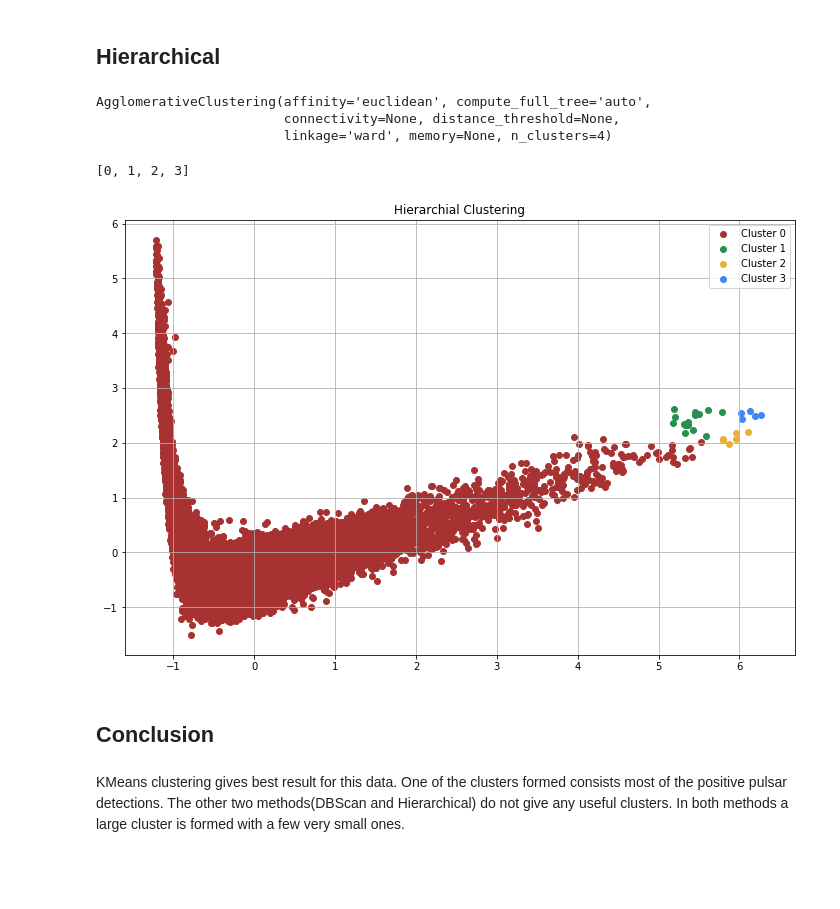
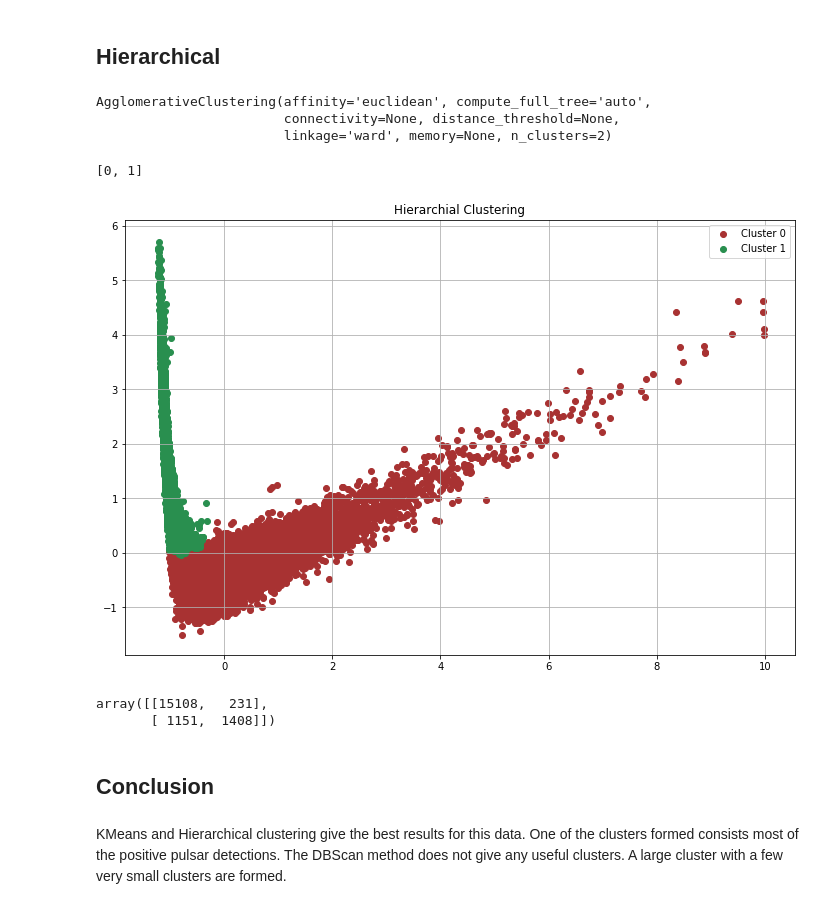
Before and after one commit to codepractice97/SemSix, a Jupyter notebook: DM/Python/q6/q6.ipynb, the cells around one changed output. Drawn from its saved outputs; the diff is of its cells as text; code cells hidden in the pictures; blank space fills up the shorter version.

```diff
--- a/DM/Python/q6/q6.ipynb
+++ b/DM/Python/q6/q6.ipynb
@@ -148,34 +148,39 @@ plt.show()
 # %% [markdown]
 ## Hierarchical
 # %%
-agg = AgglomerativeClustering(n_clusters=4)
+agg = AgglomerativeClustering(n_clusters=2)
 agg.fit(X_std)
 # %% [output]
 AgglomerativeClustering(affinity='euclidean', compute_full_tree='auto',
                         connectivity=None, distance_threshold=None,
-                        linkage='ward', memory=None, n_clusters=4)
+                        linkage='ward', memory=None, n_clusters=2)
 # %%
 pred3 = agg.labels_
 agg_clusters = list(set(pred3))
 agg_clusters
 # %% [output]
-[0, 1, 2, 3]
+[0, 1]
 # %%
 plt.figure(figsize=(12,8))
 plt.grid()
 ax = plt.gca()
 for label in agg_clusters:
     ax.scatter(
-        X_std.iloc[:,0].iloc[pred2==label],
-        X_std.iloc[:,1].iloc[pred2==label],
+        X_std.iloc[:,0].iloc[pred3==label],
+        X_std.iloc[:,1].iloc[pred3==label],
         c = colors[label], label = f'Cluster {label}'
     )
 plt.legend()
 plt.title('Hierarchial Clustering')
 plt.show()
 # %% [output]
-[figure, old version]
+[figure, new version]
+# %%
+confusion_matrix(pred3, data.iloc[:,-1])
+# %% [output]
+array([[15108,   231],
+       [ 1151,  1408]])
 # %% [markdown]
 ## Conclusion
 # %% [markdown]
-KMeans clustering gives best result for this data. One of the clusters formed consists most of the positive pulsar detections. The other two methods(DBScan and Hierarchical) do not give any useful clusters. In both methods a large cluster is formed with a few very small ones.
+KMeans and Hierarchical clustering give the best results for this data. One of the clusters formed consists most of the positive pulsar detections. The DBScan method does not give any useful clusters. A large cluster with a few very small clusters are formed.
```
Also changed, not shown: parts of 3 cells of this notebook.
